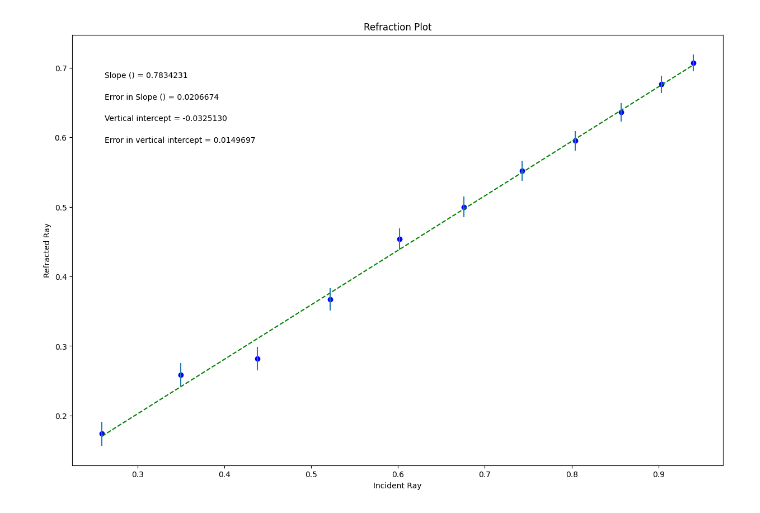
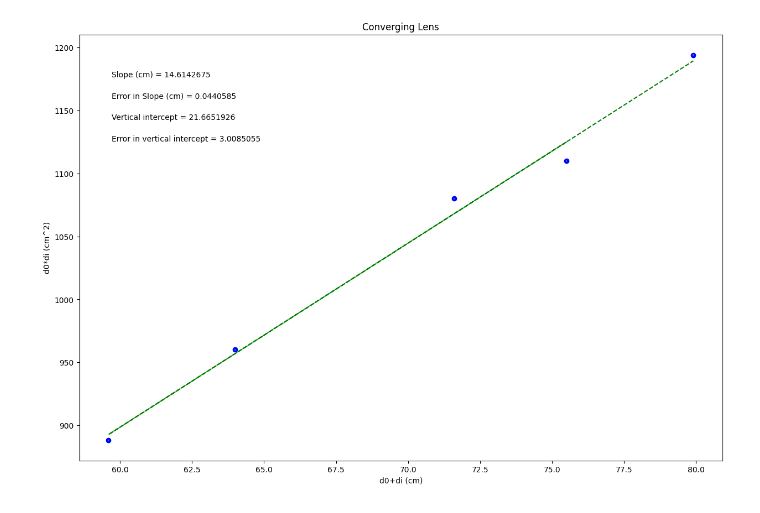
Before and after one commit to MHuckab04/physics-lab-216, a Jupyter notebook: Copy_of_PHSXlab_plotting_template.ipynb, the cells around one changed output. Drawn from its saved outputs; the diff is of its cells as text; code cells hidden in the pictures.

```diff
--- a/Copy_of_PHSXlab_plotting_template.ipynb
+++ b/Copy_of_PHSXlab_plotting_template.ipynb
@@ -19,28 +19,28 @@ import matplotlib.pyplot as plt
 #variable names should start with a letter and must contain only letters, numbers, and underscores
 
 
-Incident = np.array([.259, .350, .438, .522, .602, .676, .743, .804, .857, .903, .940])
+xvariable_changeme = np.array([75.5, 59.6, 64, 71.6, 79.9])
 
-refracted = np.array([.174, .259, .282, .367, .454, .500, .552, .595, .636, .676, .707])
+yvariable_changeme = np.array([1110, 888, 960, 1080, 1194])
 
-err_refracted = np.array([.0172, .0168, .0166, .0162, .0155, .0150, .0145, .0139, .0134, .0128, .0122])
+err_yvariable_changeme = np.array([.834, .596, .660, .770, .894])
 
 
 
 #Re-assign variables as x, y, dy so that the remaining plotting code may remain generic
 #UPDATE VARIABLE NAMES (ON RHS OF EACH EQUAL SIGN) TO MATCH VARIABLE NAMES FOR DATA ABOVE
 
-x = Incident             #this should be the array you want to plot on the x axis
-y = refracted             #this should be the array you want to plot on the y axis
-dy = err_refracted        #this should be your error in y array
+x = xvariable_changeme             #this should be the array you want to plot on the x axis
+y = yvariable_changeme             #this should be the array you want to plot on the y axis
+dy = err_yvariable_changeme        #this should be your error in y array
 
 
 #UPDATE EACH OF THESE 4 STRINGS FOR YOUR PLOT LABELS AS YOU WANT THEM TO APPEAR
 
-plot_title= 'Refraction Plot'
-x_label= 'Incident Ray'
-y_label= 'Refracted Ray'
-slope_units= ''
+plot_title= 'Converging Lens'
+x_label= 'd0+di (cm)'
+y_label= 'd0*di (cm^2)'
+slope_units= 'cm'
 
 #UPDATE ANNOTATION PLACEMENT SO IT'S OUT OF WAY OF PLOTTED DATA AND BEST FIT LINE
 #integer from 1 to 4, top R corner is 1 (counter-clockwise from there)
@@ -92,31 +92,31 @@ elif annotation_placement==3 or annotation_placement==4:
 #Don't need to change anything in this section!
 
 #Plot data on graph. Plot error bars and place values for slope,
 #error in slope, and vertical intercept (plus error) on the plot using "annotate"
 
 plt.figure(figsize=(15,10))
 
 plt.plot(x, fit, color='green', linestyle='--')
 plt.scatter(x, y, color='blue', marker='o')
 
 plt.xlabel(x_label)
 plt.ylabel(y_label)
 plt.title(plot_title)
 
 plt.errorbar(x, y, yerr=dy, xerr=None, fmt="none") #don't need to plot x error bars
 
 plt.annotate('Slope ({}) = {value:.{digits}f}'.format(slope_units,value=m, digits=7),
              (xpos, ypos[0]), xycoords='axes fraction')
 
 plt.annotate('Error in Slope ({}) = {value:.{digits}f}'.format(slope_units,value=dm, digits=7),
              (xpos, ypos[1]), xycoords='axes fraction')
 
 plt.annotate('Vertical intercept = {value:.{digits}f}'.format(value=b, digits=7),
              (xpos, ypos[2]), xycoords='axes fraction')
 
 plt.annotate('Error in vertical intercept = {value:.{digits}f}'.format(value=db, digits=7),
              (xpos, ypos[3]), xycoords='axes fraction')
 
 plt.show()
 # %% [output]
-[figure, old version]
+[figure, new version]
```
Also changed, not shown: parts of 1 cell of this notebook.
